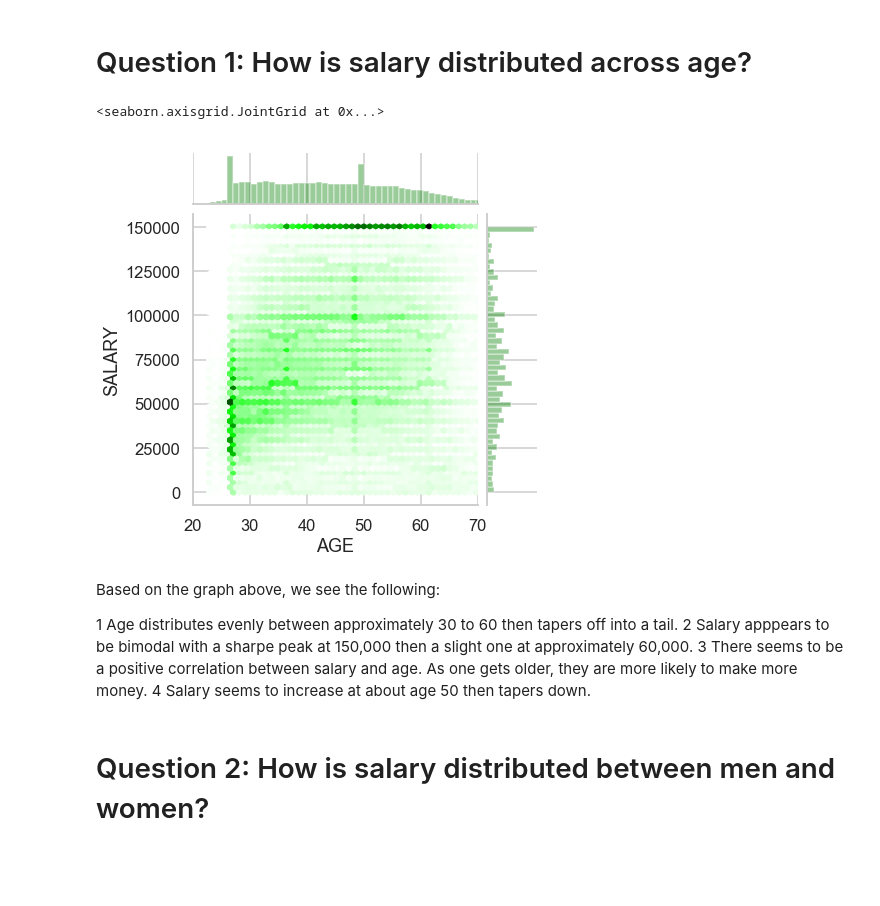
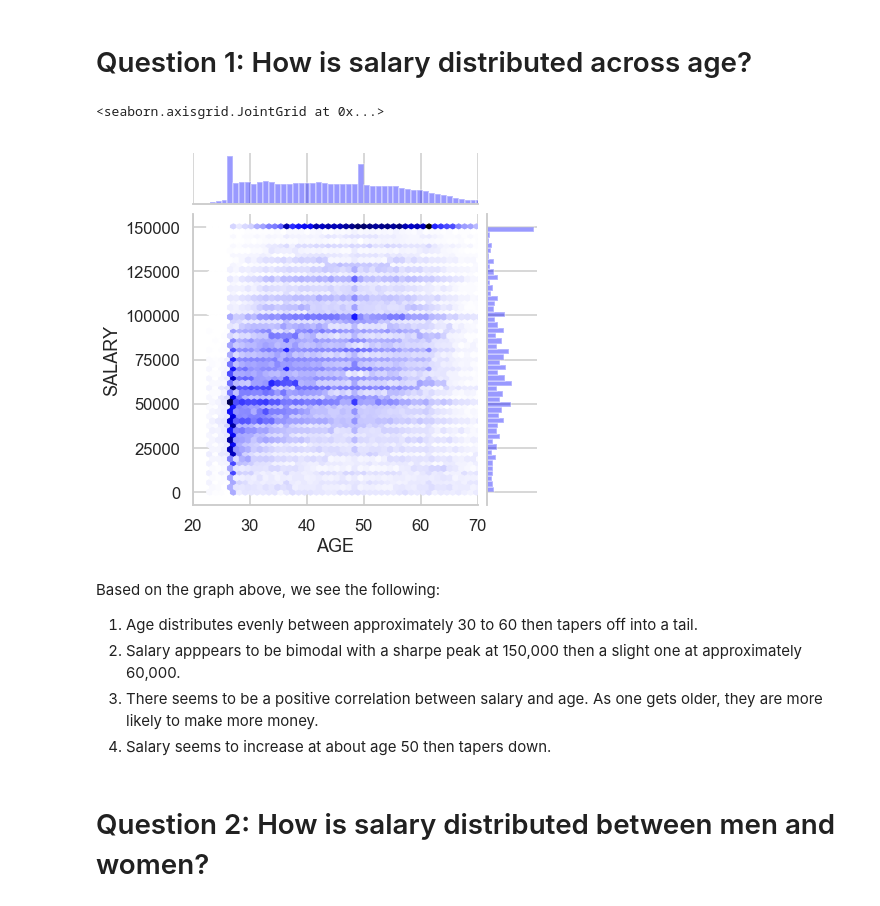
Before and after one commit to kuevho/Capstone-Project-1, a Jupyter notebook: Motherhood in the workforce_EDA.ipynb, the cells around one changed output. Saved outputs shown, nothing was run; the diff lists cells and outputs as text; code cells hidden in the pictures; blank space fills up the shorter version.

```diff
--- a/Motherhood in the workforce_EDA.ipynb
+++ b/Motherhood in the workforce_EDA.ipynb
@@ -25,9 +25,6 @@ df['GENDERS'] = df['GENDER'].map(gen_map)
 
 race_map = {1:'Asian', 2:'White', 3:'other minorities', 4:'Other'}
 df['RACE'] = df['RACETH'].map(race_map)
-
-chi_map = {0:'none', 1:'1', 2:'1-3', 3:'2 or more', 4:'more than 3'}
-df['CHILDREN'] = df['CHTOT'].map(chi_map)
 
 deg_map = {1:'Bachelors',2:'Masters', 3:'Doctorate', 4:'Professional'}
 df['DEGREE'] = df['DGRDG'].map(deg_map)
@@ -38,9 +35,6 @@ df['LFSTATS'] = df['LFSTATS'].replace(3,np.NaN)
 
 ES_map = {1:'2 yr college',2:'4 yr college',3:'Government',4:'Industry',5:'Non_US government'}
 df['EMSECS'] = df['EMSEC'].map(ES_map)
-
-esize_map = {1:'Less than 10',2:'11-24',3:'25-99', 4:'100-499', 5:'500-999',6:'1000-4999',7:'5000-24999',8:'more than 25000'}
-df['EMSIZES'] = df['EMSIZE'].map(esize_map)
 
 new_map = {0:'NO', 1:'YES'}
 df['NEWBUSS'] = df['NEWBUS'].map(new_map)
@@ -55,4 +49,4 @@ change_map = {0:'No',1:'Yes'}
 df['FAMILY'] = df['CHFAM'].map(change_map)
 # %%
 #drop irrelevant columns
-df = df.drop(['SURID','WEIGHT','SAMPLE', 'GENDER', 'RACETH', 'CHTOT', 'DGRDG', 'LFSTAT', 'EMSEC', 'EMSIZE', 'NEWBUS', 'WAPRSM', 'SUPWK', 'CHFAM'], axis=1)
+df = df.drop(['SURID', 'WEIGHT', 'SAMPLE', 'GENDER', 'RACETH', 'DGRDG', 'LFSTAT', 'EMSEC', 'NEWBUS', 'WAPRSM', 'SUPWK', 'CHFAM'], axis=1)
@@ -108,17 +104,21 @@ df_child = df[df['CHILDREN']!='none']
 # %% [markdown]
 # Question 1: How is salary distributed across age?
 # %%
-sns.jointplot('AGE', 'SALARY', data=df, kind='hex', space=0.2, color='g', xlim={20, 70})
+#plot salary against age to view its distribution
+sns.jointplot('AGE', 'SALARY',
+              data=df, kind='hex',
+              space=0.2, color='b',
+              xlim={20, 70})
 # %% [output]
 <seaborn.axisgrid.JointGrid at 0x...>
-[figure, old version]
+[figure, new version]
 # %% [markdown]
 Based on the graph above, we see the following:
 
-1 Age distributes evenly between approximately 30 to 60 then tapers off into a tail.
-2 Salary apppears to be bimodal with a sharpe peak at 150,000 then a slight one at approximately 60,000.
-3 There seems to be a positive correlation between salary and age. As one gets older, they are more likely to make more money.
-4 Salary seems to increase at about age 50 then tapers down.
+1. Age distributes evenly between approximately 30 to 60 then tapers off into a tail.
+2. Salary apppears to be bimodal with a sharpe peak at 150,000 then a slight one at approximately 60,000.
+3. There seems to be a positive correlation between salary and age. As one gets older, they are more likely to make more money.
+4. Salary seems to increase at about age 50 then tapers down.
 # %% [markdown]
 # Question 2: How is salary distributed between men and women?
 # %%
```
Also changed, not shown: parts of 34 cells of this notebook.
